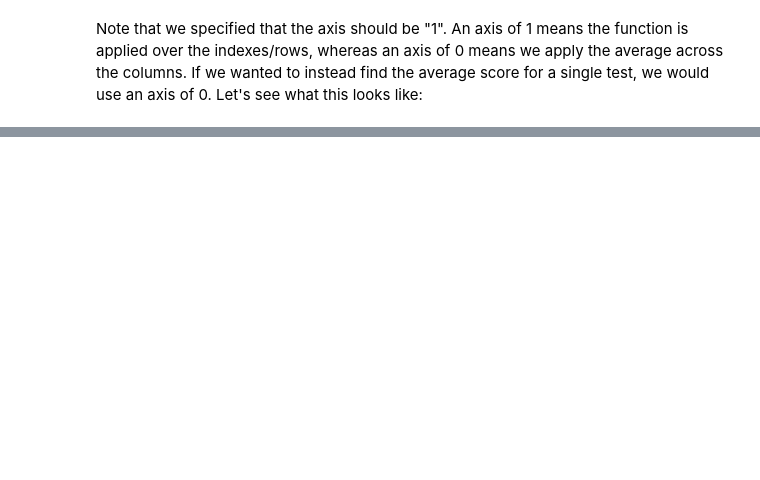
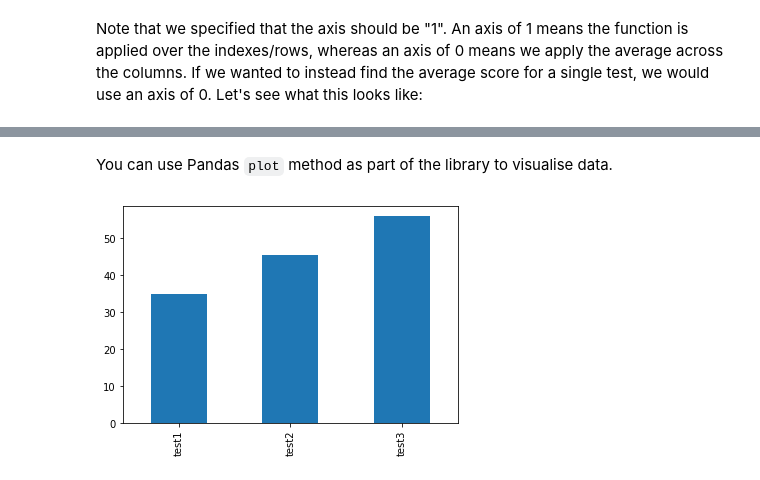
Before and after one commit to UWA-Robotics-Club/workshops, a Jupyter notebook: URC_EWB_PythonWorkshop/URC_x_EWB_Python_Workshop.ipynb, the cells around one changed output, grey strips where cells are left out. Cells and saved outputs as stored; diff of their text form; code cells hidden in the pictures; blank space fills up the shorter version.

```diff
--- a/URC_EWB_PythonWorkshop/URC_x_EWB_Python_Workshop.ipynb
+++ b/URC_EWB_PythonWorkshop/URC_x_EWB_Python_Workshop.ipynb
@@ -318,6 +484,5 @@ Speaking of Excel, we can also import Excel spreadsheets and put them into dataf
 # %%
-df = pd.read_csv('test_data.csv')
-
+df = pd.read_csv('https://raw.githubusercontent.com/UWA-Robotics-Club/workshops/main/URC_EWB_PythonWorkshop/test_data.csv')
 df
 # %% [output]
 |  | students | test1 | test2 | test3 |
@@ -330,4 +492,0 @@ Let's index using the column of names instead:
-# %%
-df.set_index('students', inplace=True)
-
-df
@@ -341,8 +493,2 @@ df
 # %% [markdown]
 Let's saw we want to add a new column to calculate the averages for each row. This will give us the average score for each student across all tests. This can be done like so:
-# %%
-averagesList = df.mean(axis=1)
-
-df["averages"] = averagesList
-
-df
@@ -357,7 +507,5 @@ df
 Note that we specified that the axis should be "1". An axis of 1 means the function is applied over the indexes/rows, whereas an axis of 0 means we apply the average across the columns. If we wanted to instead find the average score for a single test, we would use an axis of 0. Let's see what this looks like:
 # %%
 test_avgs = df.mean(axis=0)
-test_avgs.index = df.columns
-
 test_avgs
 # %% [output]
@@ -371,2 +526,16 @@ Name: test_avgs, dtype: float64
+# %% [markdown]
+You can use Pandas `plot` method as part of the library to visualise data.
+# %%
+# Just a short preview of matplotlib
+import matplotlib.pyplot as plt
+import pandas as pd
+pd.options.plotting.backend = "matplotlib" # binds matplotlib as the default plotting for pandas
+
+df = pd.read_csv('https://raw.githubusercontent.com/UWA-Robotics-Club/workshops/main/URC_EWB_PythonWorkshop/test_data.csv')
+df["averages"] = df.mean(axis=1)
+test_avgs.plot(kind="bar")
+plt.show()
+# %% [output]
+[figure, added]
 # %%
 import pandas as pd
```
Also changed, not shown: parts of 49 cells of this notebook.
